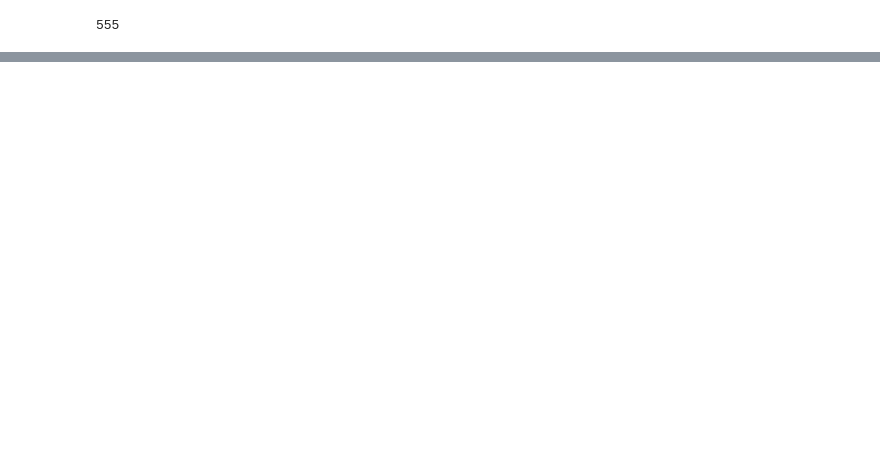
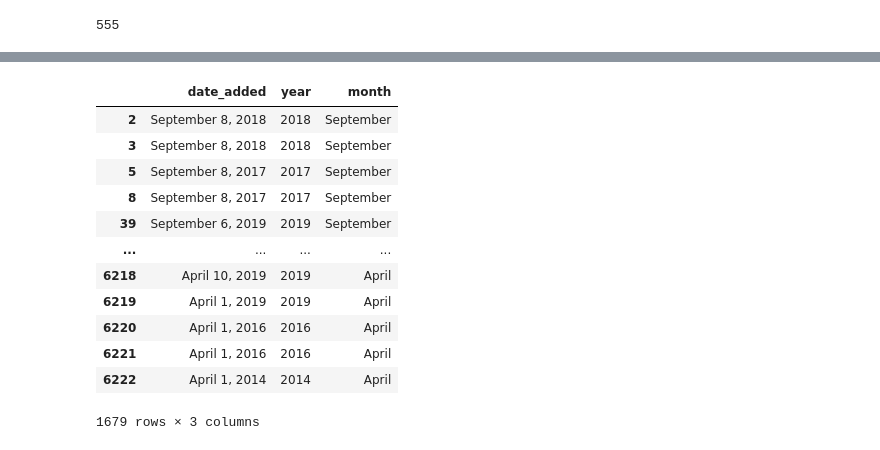
Before and after one commit to chaimaa1997/Netflix-data-analyse, a Jupyter notebook: netflix (2).ipynb, the cells around one changed output, grey strips where cells are left out. Saved outputs shown, nothing was run; the diff lists cells and outputs as text; code cells hidden in the pictures; blank space fills up the shorter version.

```diff
--- a/netflix (2).ipynb
+++ b/netflix (2).ipynb
@@ -115,0 +144,15 @@ df_pays
+# %%
+df=df.dropna(subset=['country'])
+country=df['country'].unique()
+c=[]
+for i in range(100):
+    ele=list(country[i].split(','))
+    for item in ele:
+        c.append(item)
+list_final=c
+output = []
+for x in list_final:
+
+    if x not in output:
+        output.append(x)
+print(output)
@@ -115,0 +167,20 @@ df_pays
+# %%
+netflix_shows=df[df['type']=='TV Show']
+df_date= netflix_shows[['date_added']].dropna()
+df_date['year'] = df_date['date_added'].apply(lambda x : x.split(', ')[-1])
+df_date['month'] = df_date['date_added'].apply(lambda x : x.lstrip().split(' ')[0])
+df_date
+# %% [output]
+|  | date_added | year | month |
+| 2 | September 8, 2018 | 2018 | September |
+| 3 | September 8, 2018 | 2018 | September |
+| 5 | September 8, 2017 | 2017 | September |
+| 8 | September 8, 2017 | 2017 | September |
+| 39 | September 6, 2019 | 2019 | September |
+| ... | ... | ... | ... |
+| 6218 | April 10, 2019 | 2019 | April |
+| 6219 | April 1, 2019 | 2019 | April |
+| 6220 | April 1, 2016 | 2016 | April |
+| 6221 | April 1, 2016 | 2016 | April |
+| 6222 | April 1, 2014 | 2014 | April |
+1679 rows × 3 columns
```
Also changed, not shown: parts of 16 cells of this notebook.
